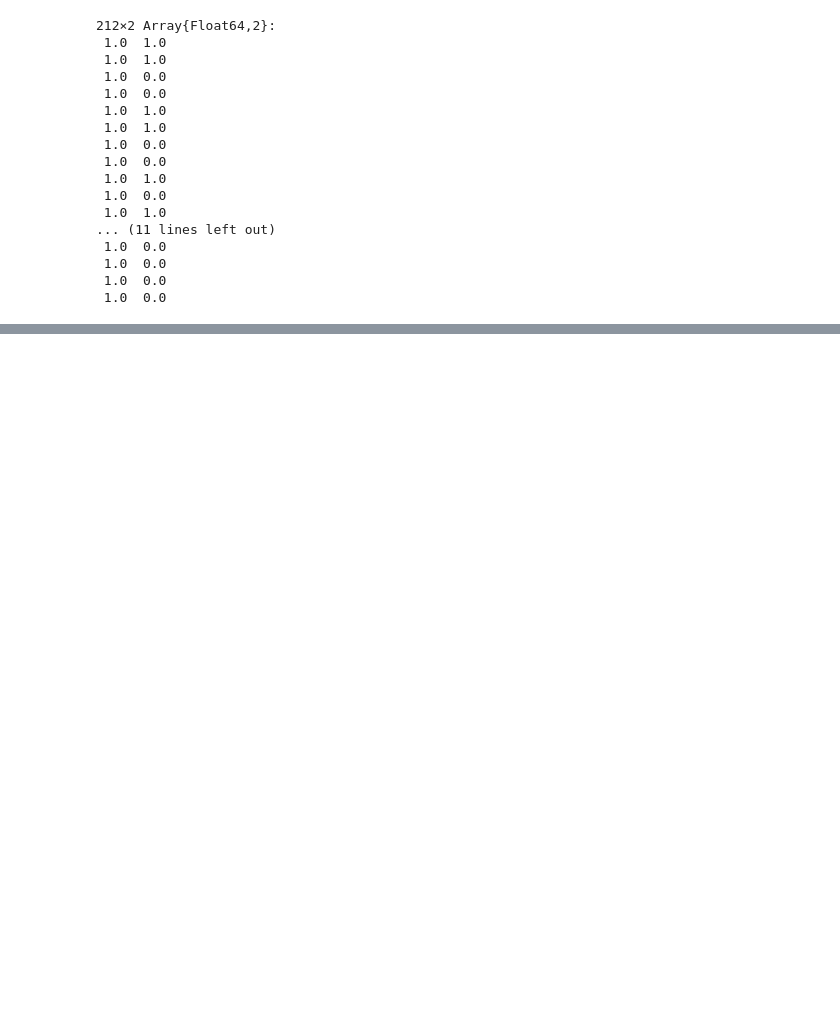
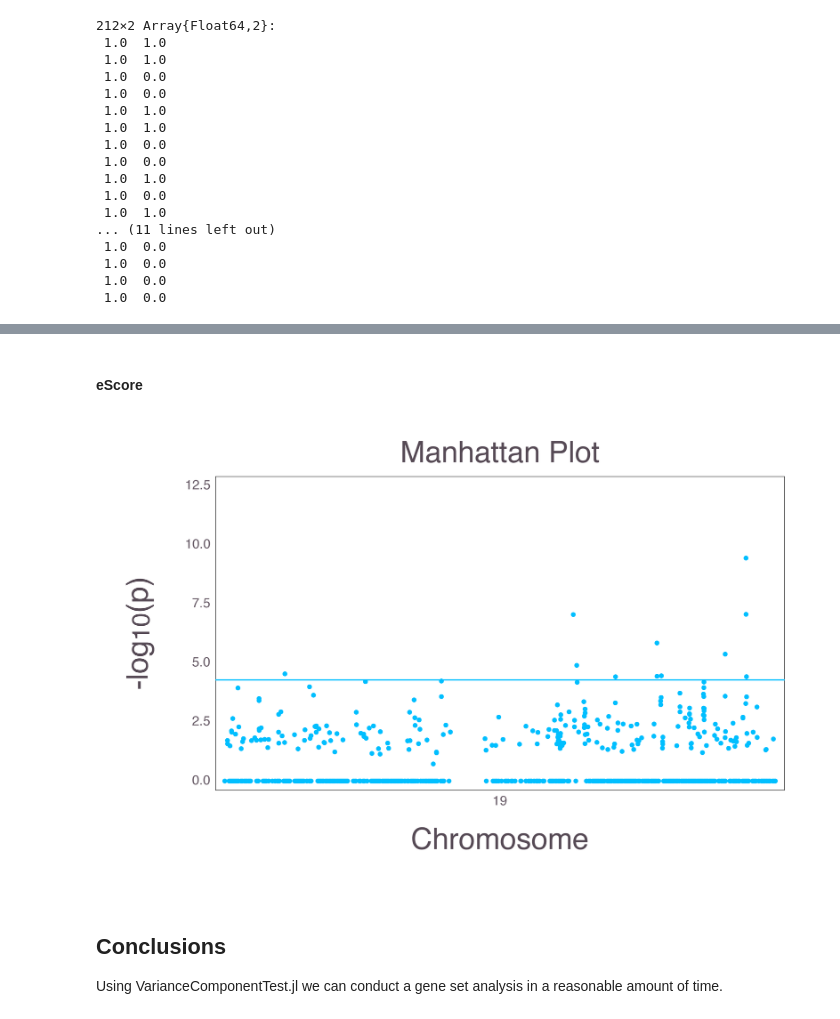
Before and after one commit to OpenMendel/Tutorials, a Jupyter notebook: VCTest/demo_exactVC.ipynb, the cells around one changed output, grey strips where cells are left out. Saved outputs shown, nothing was run; the diff lists cells and outputs as text; code cells hidden in the pictures; blank space fills up the shorter version.

```diff
--- a/VCTest/demo_exactVC.ipynb
+++ b/VCTest/demo_exactVC.ipynb
@@ -280,0 +316,9 @@ pvalELRT[index]
+# %% [markdown]
+#### eScore
+# %%
+display("image/png", read("exactVC_eScore_manhattan.png"))
+# %% [output]
+[figure, added]
+# %% [markdown]
+## Conclusions
+Using VarianceComponentTest.jl we can conduct a gene set analysis in a reasonable amount of time.
```
Also changed, not shown: parts of 32 cells of this notebook, 1 other file.
